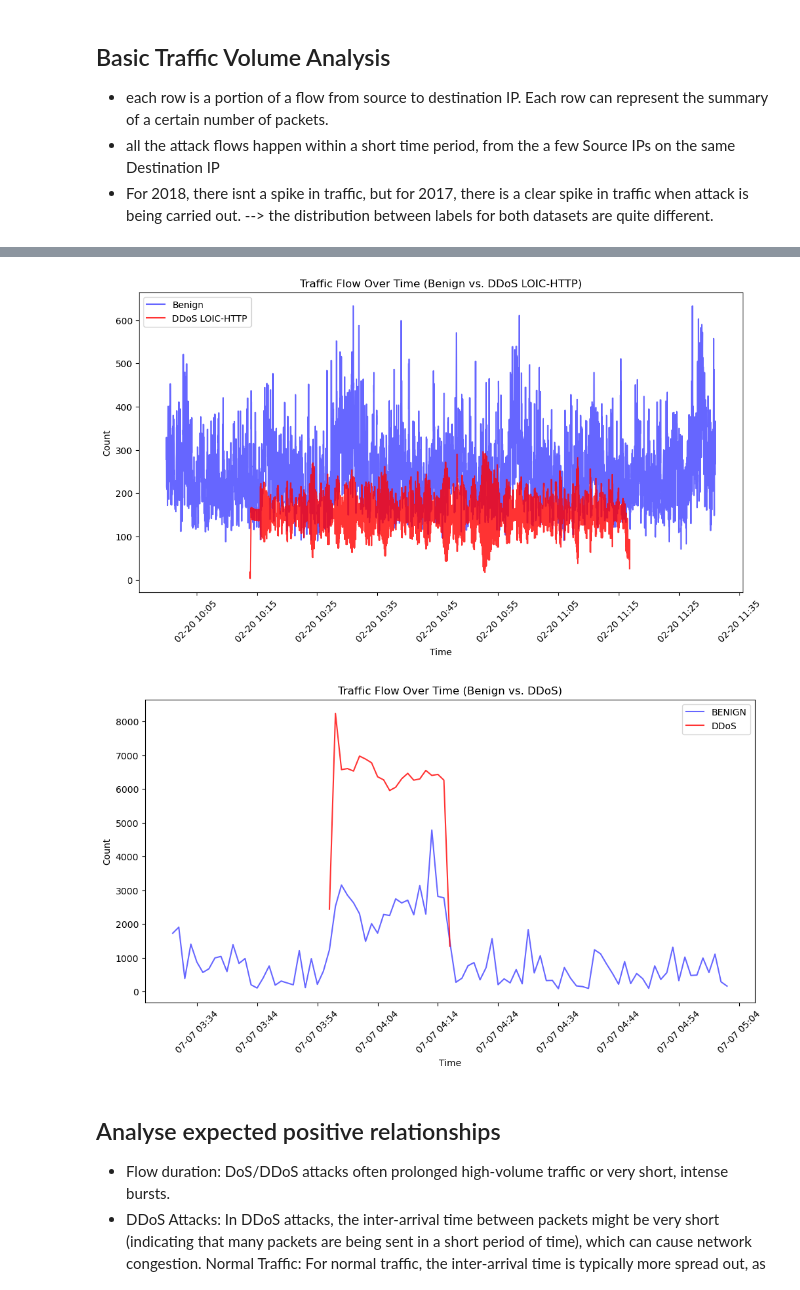
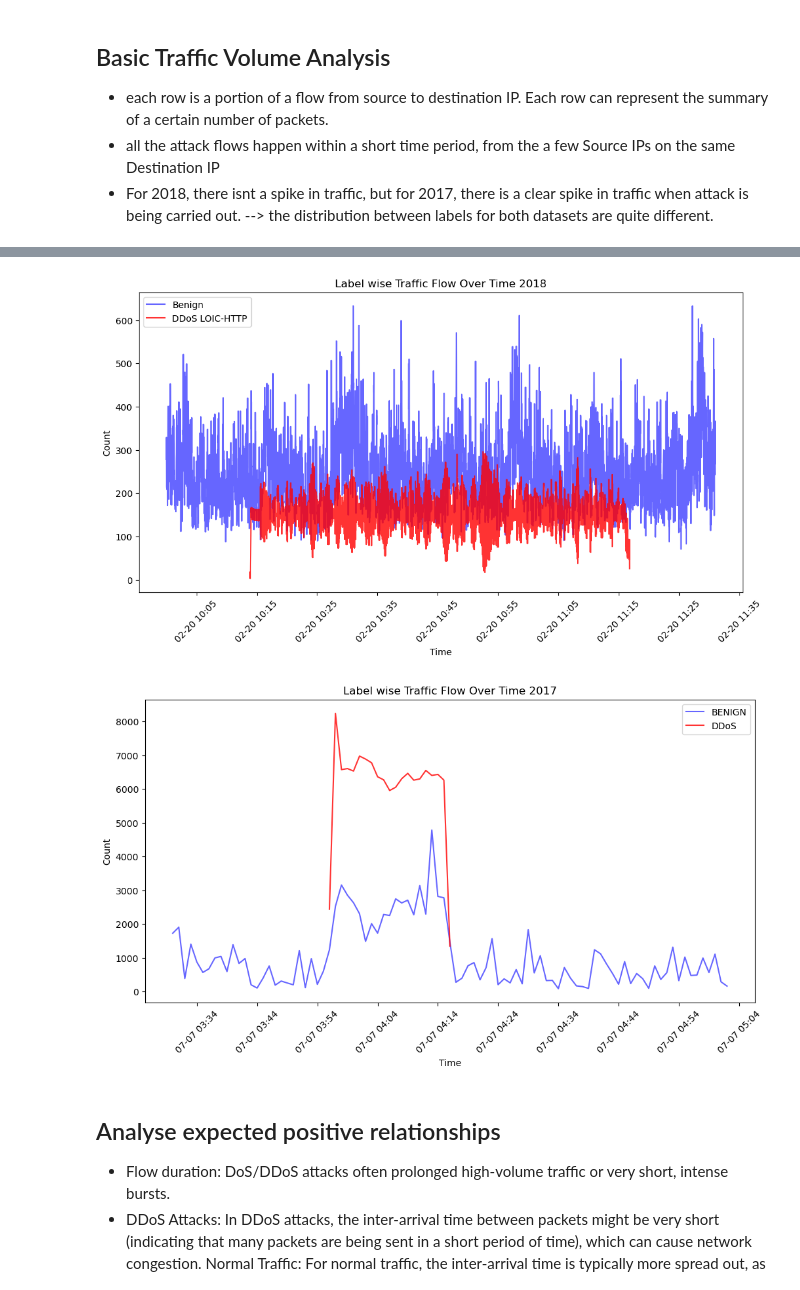
Before and after one commit to zhiyongyong-nus/dsa4263-fraudsters, a Jupyter notebook: cybersec_EDA.ipynb, the cells around one changed output, grey strips where cells are left out. Cells and saved outputs as stored; diff of their text form; code cells hidden in the pictures.

```diff
--- a/cybersec_EDA.ipynb
+++ b/cybersec_EDA.ipynb
@@ -218,34 +230,34 @@ print(filtered_ddos2018_df.head())
 # %%
 analysis_df = ddos2018_df_cleaned.copy()
 
 # Convert Timestamp to datetime
 analysis_df['Timestamp'] = pd.to_datetime(analysis_df['Timestamp'])
 
 # Count flows per second, grouped by attack type
 analysis_df['Time_Seconds'] = analysis_df['Timestamp'].dt.floor('s')
 attack_traffic = analysis_df[analysis_df['Label'] == 'DDoS attacks-LOIC-HTTP'].groupby('Time_Seconds').size()
 benign_traffic = analysis_df[analysis_df['Label'] == 'Benign'].groupby('Time_Seconds').size()
 
 # Plot the flow activity with different colors
 plt.figure(figsize=(12,6))
 plt.plot(benign_traffic.index, benign_traffic, label="Benign", color='blue', alpha=0.6)
 plt.plot(attack_traffic.index, attack_traffic, label="DDoS LOIC-HTTP", color='red', alpha=0.8)
 
 # Labels and legend
 plt.xlabel("Time")
 plt.ylabel("Count")
-plt.title("Traffic Flow Over Time (Benign vs. DDoS LOIC-HTTP)")
+plt.title("Label wise Traffic Flow Over Time 2018")
 plt.legend()
 
 
 # Improve x-axis time format
 plt.gca().xaxis.set_major_formatter(mdates.DateFormatter('%m-%d %H:%M'))  # Format: Month-Day Hour:Minute
 plt.gca().xaxis.set_major_locator(mdates.MinuteLocator(interval=10))  # Show labels every 2 hours
 plt.xticks(rotation=45)  # Rotate for better readability
 
 plt.show()
 # %% [output]
-[figure, old version]
+[figure, new version]
 # %%
 analysis_df_2017 = ddos2017_df_cleaned.copy()
 
@@ -265,7 +277,7 @@ plt.plot(attack_traffic.index, attack_traffic, label="DDoS", color='red', alpha=
 # Labels and legend
 plt.xlabel("Time")
 plt.ylabel("Count")
-plt.title("Traffic Flow Over Time (Benign vs. DDoS)")
+plt.title("Label wise Traffic Flow Over Time 2017")
 plt.legend()
 
 
@@ -276,7 +288,7 @@ plt.xticks(rotation=45)  # Rotate for better readability
 
 plt.show()
 # %% [output]
-[figure, old version]
+[figure, new version]
 # %% [markdown]
 ## Analyse expected positive relationships
 * Flow duration: DoS/DDoS attacks often prolonged high-volume traffic or very short, intense bursts.
```
Also changed, not shown: parts of 24 cells of this notebook.
